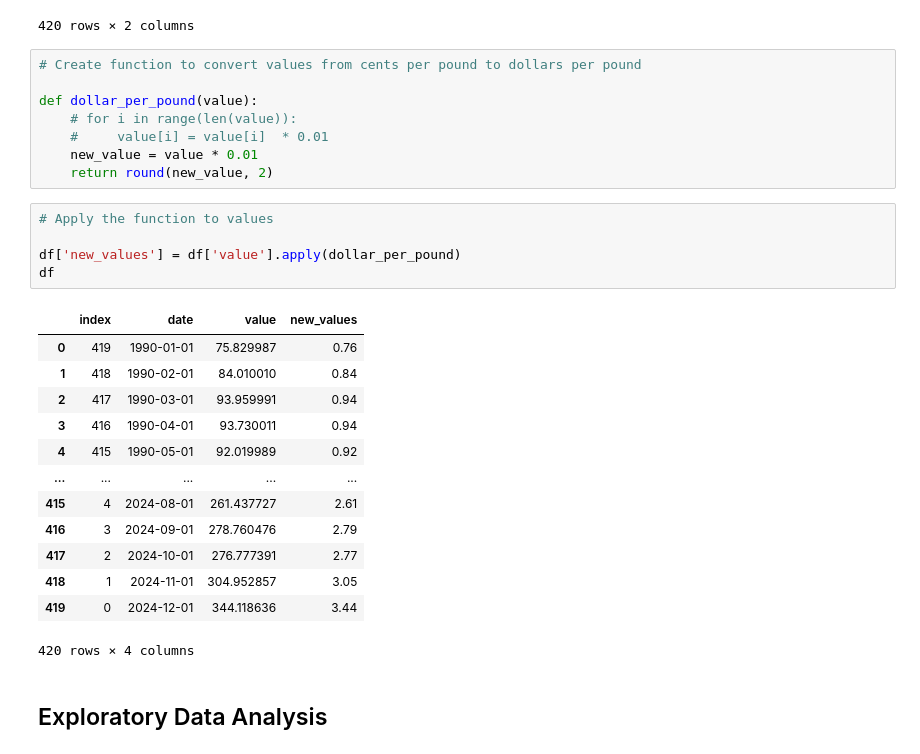
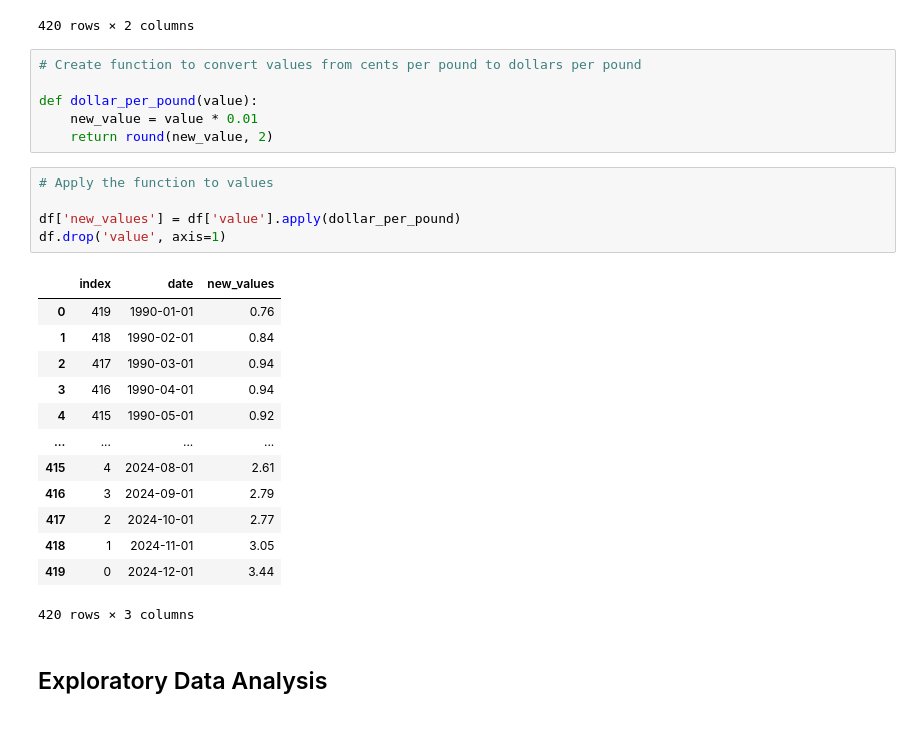
Before and after one commit to JConrad35/Coffee-Price-Prediction, a Jupyter notebook: Coffee-Price-Prediction.ipynb, the cells around one changed output. Saved outputs shown, nothing was run; the diff lists cells and outputs as text.

```diff
--- a/Coffee-Price-Prediction.ipynb
+++ b/Coffee-Price-Prediction.ipynb
@@ -84,29 +84,27 @@ df.drop('index', axis=1)
 # Create function to convert values from cents per pound to dollars per pound
 
 def dollar_per_pound(value):
-    # for i in range(len(value)):
-    #     value[i] = value[i]  * 0.01
     new_value = value * 0.01
     return round(new_value, 2)
 # %%
 # Apply the function to values
 
 df['new_values'] = df['value'].apply(dollar_per_pound)
-df
+df.drop('value', axis=1)
 # %% [output]
-|  | index | date | value | new_values |
-| 0 | 419 | 1990-01-01 | 75.829987 | 0.76 |
-| 1 | 418 | 1990-02-01 | 84.010010 | 0.84 |
-| 2 | 417 | 1990-03-01 | 93.959991 | 0.94 |
-| 3 | 416 | 1990-04-01 | 93.730011 | 0.94 |
-| 4 | 415 | 1990-05-01 | 92.019989 | 0.92 |
-| ... | ... | ... | ... | ... |
-| 415 | 4 | 2024-08-01 | 261.437727 | 2.61 |
-| 416 | 3 | 2024-09-01 | 278.760476 | 2.79 |
-| 417 | 2 | 2024-10-01 | 276.777391 | 2.77 |
-| 418 | 1 | 2024-11-01 | 304.952857 | 3.05 |
-| 419 | 0 | 2024-12-01 | 344.118636 | 3.44 |
+|  | index | date | new_values |
+| 0 | 419 | 1990-01-01 | 0.76 |
+| 1 | 418 | 1990-02-01 | 0.84 |
+| 2 | 417 | 1990-03-01 | 0.94 |
+| 3 | 416 | 1990-04-01 | 0.94 |
+| 4 | 415 | 1990-05-01 | 0.92 |
+| ... | ... | ... | ... |
+| 415 | 4 | 2024-08-01 | 2.61 |
+| 416 | 3 | 2024-09-01 | 2.79 |
+| 417 | 2 | 2024-10-01 | 2.77 |
+| 418 | 1 | 2024-11-01 | 3.05 |
+| 419 | 0 | 2024-12-01 | 3.44 |
-420 rows × 4 columns
+420 rows × 3 columns
 # %% [markdown]
 ## Exploratory Data Analysis
 # %%
```
Also changed, not shown: parts of 9 cells of this notebook, 3 other files.
